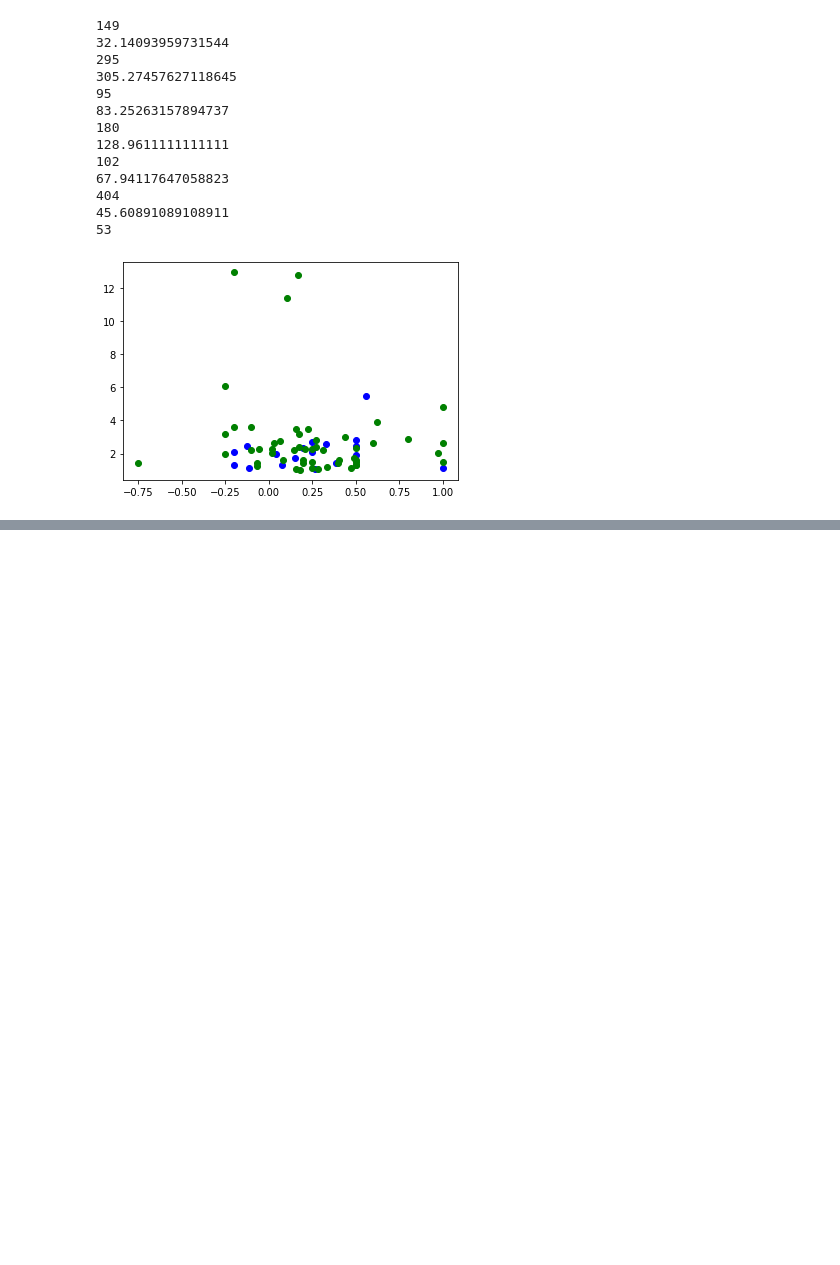
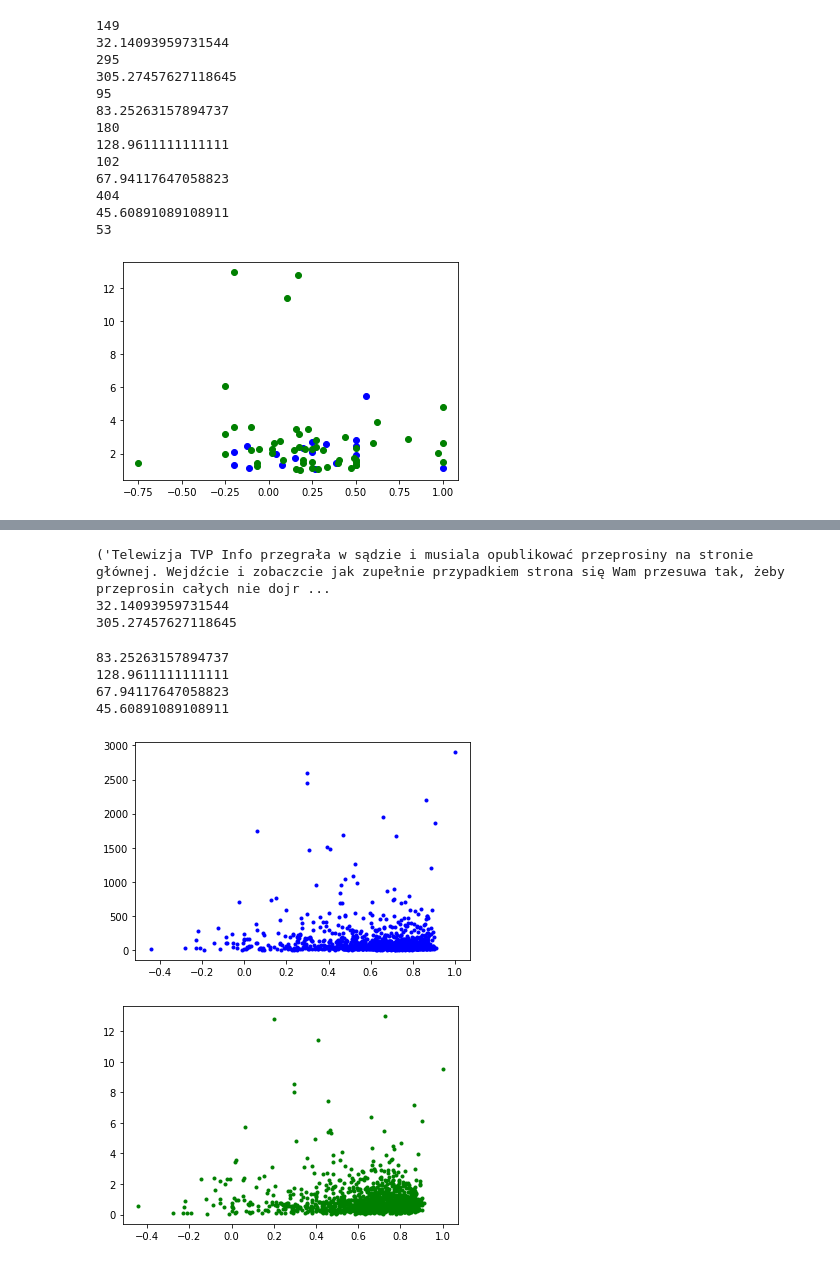
Before and after one commit to JakubSliwinski99/jsliwinski-praca-inz, a Jupyter notebook: projekt.ipynb, the cells around one changed output, grey strips where cells are left out. Saved outputs shown, nothing was run; the diff lists cells and outputs as text; code cells hidden in the pictures; blank space fills up the shorter version.

```diff
--- a/projekt.ipynb
+++ b/projekt.ipynb
@@ -372,0 +177,44 @@ plt.show()
+# %%
+x_similarity = []
+y_similarity_react = []
+y_similarity_index = []
+
+most_popular_post = ['text','0']
+for list in list_organizations:
+    for post in list:
+        if int(post[1]) > int(most_popular_post[1]):
+            most_popular_post = post
+
+print(most_popular_post)
+
+most_popular_post_doc = nlp(most_popular_post[0])
+
+for list in list_organizations:
+
+    reacts_count = 0
+    for post in list:
+        reacts_count += int(post[1])
+
+    reacts_average = reacts_count / len(list)
+    print(reacts_average)
+
+    for post in list:
+        doc = nlp(post[0])
+        x_similarity.append(doc.similarity(most_popular_post_doc))
+        y_similarity_react.append(int(post[1]))
+        y_similarity_index.append(int(post[1]) / reacts_average)
+
+plt.plot(x_similarity, y_similarity_react, 'b.')
+plt.show()
+plt.plot(x_similarity, y_similarity_index, 'g.')
+plt.show()
+# %% [output]
+('Telewizja TVP Info przegrała w sądzie i musiala opublikować przeprosiny na stronie głównej. Wejdźcie i zobaczcie jak zupełnie przypadkiem strona się Wam przesuwa tak, żeby przeprosin całych nie dojr ...
+32.14093959731544
+305.27457627118645
+83.25263157894737
+128.9611111111111
+67.94117647058823
+45.60891089108911
+[figure, added]
+[figure, added]
```
Also changed, not shown: parts of 16 cells of this notebook, 17 other files.
